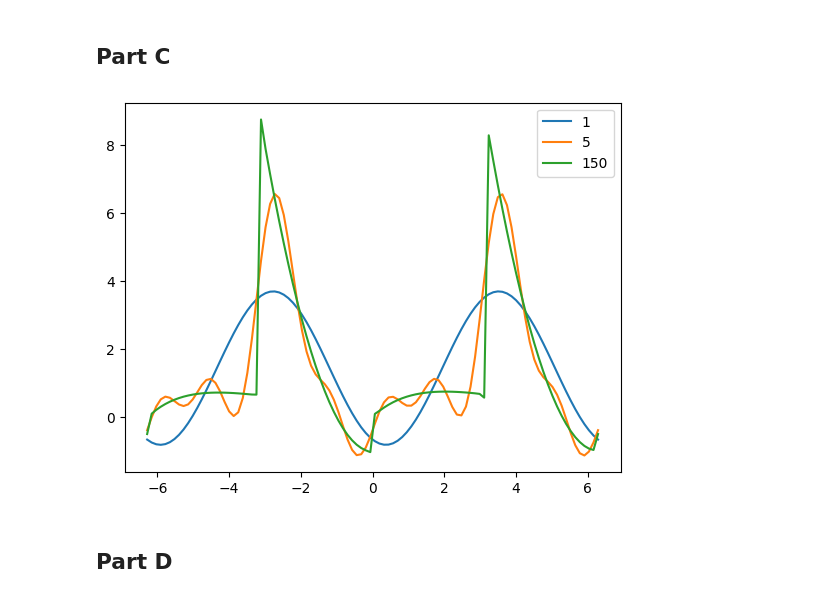
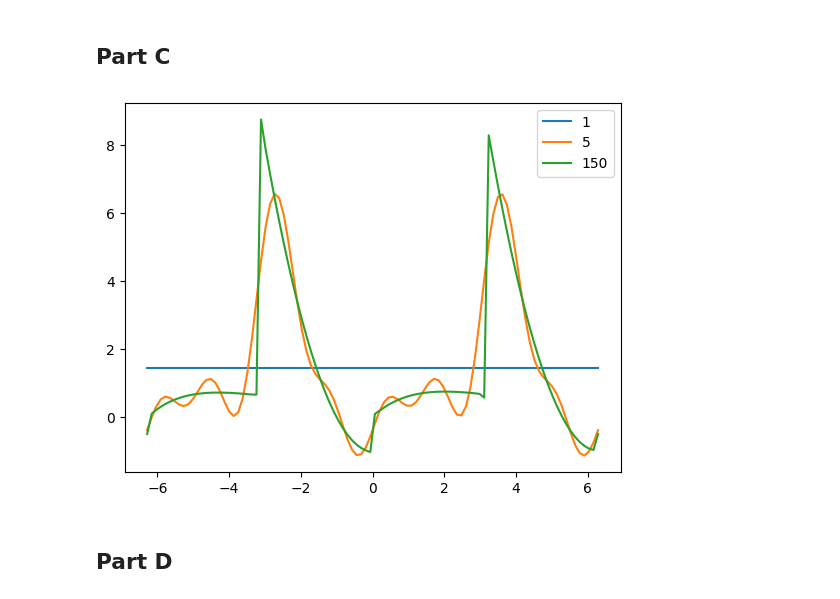
Before and after one commit to VinukaSilva/CM2607-CW, a Jupyter notebook: Question 1.ipynb, the cells around one changed output. Drawn from its saved outputs; the diff is of its cells as text; code cells hidden in the pictures.

```diff
--- a/Question 1.ipynb
+++ b/Question 1.ipynb
@@ -106,27 +106,27 @@ $\displaystyle \frac{\left(- \pi^{2} + \frac{0.64}{e^{0.5 \pi}} + \frac{0.8 \pi}
 # %%
 fs[0] = a0/2
 
 # Converting to Numpy functions
 f1 = sym.lambdify(x, fs[0], 'numpy')
 y[0, :] = f1(xrange)
 
 # Substituting the n = 1, 2, 3,........ values to a(n) and b(n)
 for m in range(1, 150):
     fs[m] = fs[m - 1] + an.subs(n, m) * sym.cos(m * x) + bn.subs(n, m) * sym.sin(m * x)
     f1 = sym.lambdify(x, fs[m], 'numpy')
 
     y[m, :] = f1(xrange)
 
 
-plt.plot(xrange, y[1, :])
+plt.plot(xrange, y[0, :])
 plt.plot(xrange, y[4, :])
 plt.plot(xrange, y[149, :])
 
 
 plt.legend(["1", "5", "150"])
 plt.show()
 # %% [output]
-[figure, old version]
+[figure, new version]
 # %% [markdown]
 ## Part D
 # %%
```
Also changed, not shown: parts of 1 cell of this notebook.
